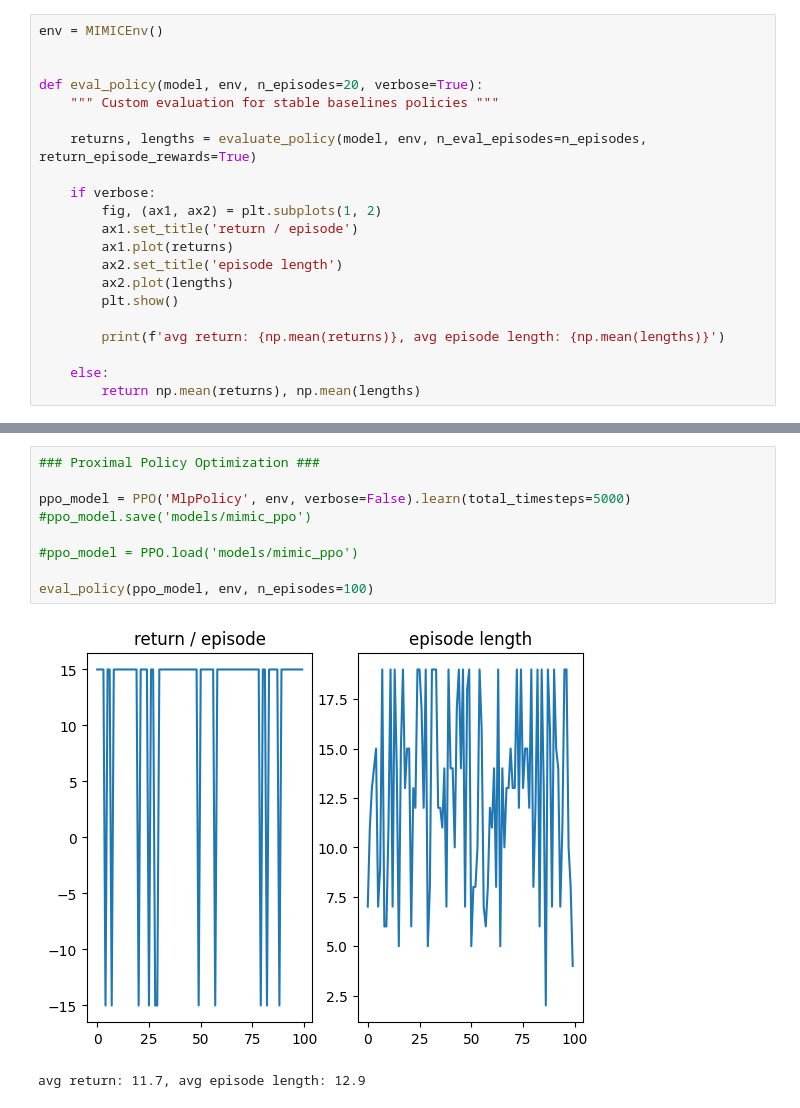
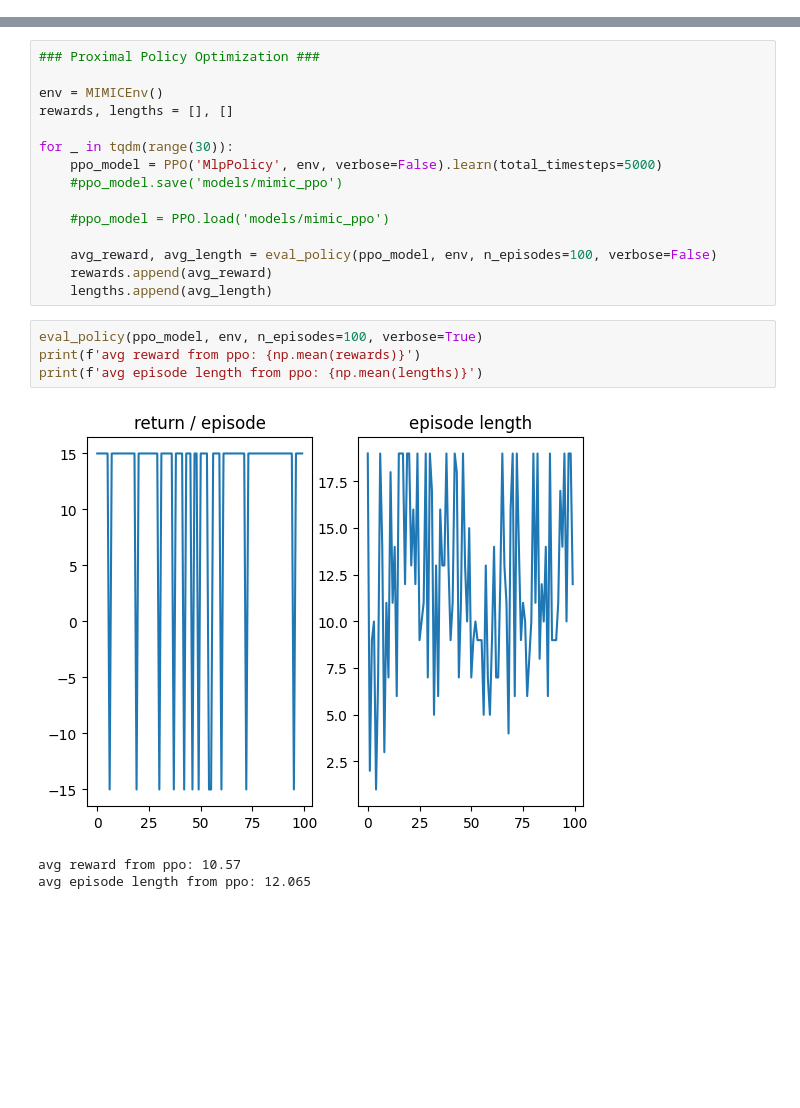
Before and after one commit to weissguy/rl-sepsis, a Jupyter notebook: mimic_policies.ipynb, the cells around one changed output, grey strips where cells are left out. Saved outputs shown, nothing was run; the diff lists cells and outputs as text; blank space fills up the shorter version.

```diff
--- a/mimic_policies.ipynb
+++ b/mimic_policies.ipynb
@@ -14,21 +17,0 @@ from q_networks import DDQNAgent, CQLAgent
-# %%
-env = MIMICEnv()
-
-
-def eval_policy(model, env, n_episodes=20, verbose=True):
-    """ Custom evaluation for stable baselines policies """
-
-    returns, lengths = evaluate_policy(model, env, n_eval_episodes=n_episodes, return_episode_rewards=True)
-
-    if verbose:
-        fig, (ax1, ax2) = plt.subplots(1, 2)
-        ax1.set_title('return / episode')
-        ax1.plot(returns)
-        ax2.set_title('episode length')
-        ax2.plot(lengths)
-        plt.show()
-
-        print(f'avg return: {np.mean(returns)}, avg episode length: {np.mean(lengths)}')
-
-    else:
-        return np.mean(returns), np.mean(lengths)
@@ -35,12 +96,23 @@ def eval_policy(model, env, n_episodes=20, verbose=True):
 # %%
 ### Proximal Policy Optimization ###
 
-ppo_model = PPO('MlpPolicy', env, verbose=False).learn(total_timesteps=5000)
-#ppo_model.save('models/mimic_ppo')
+env = MIMICEnv()
+rewards, lengths = [], []
 
-#ppo_model = PPO.load('models/mimic_ppo')
+for _ in tqdm(range(30)):
+    ppo_model = PPO('MlpPolicy', env, verbose=False).learn(total_timesteps=5000)
+    #ppo_model.save('models/mimic_ppo')
 
-eval_policy(ppo_model, env, n_episodes=100)
+    #ppo_model = PPO.load('models/mimic_ppo')
+
+    avg_reward, avg_length = eval_policy(ppo_model, env, n_episodes=100, verbose=False)
+    rewards.append(avg_reward)
+    lengths.append(avg_length)
-# %% [output]
-[figure, removed]
-avg return: 11.7, avg episode length: 12.9
+# %%
+eval_policy(ppo_model, env, n_episodes=100, verbose=True)
+print(f'avg reward from ppo: {np.mean(rewards)}')
+print(f'avg episode length from ppo: {np.mean(lengths)}')
+# %% [output]
+[figure, added]
+avg reward from ppo: 10.57
+avg episode length from ppo: 12.065
```
Also changed, not shown: parts of 14 cells of this notebook, 6 other files.
